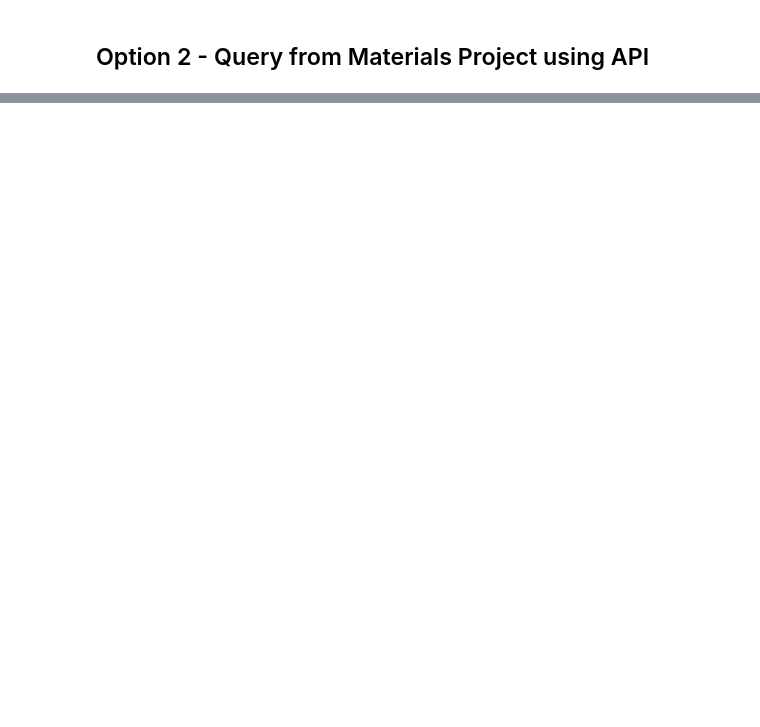
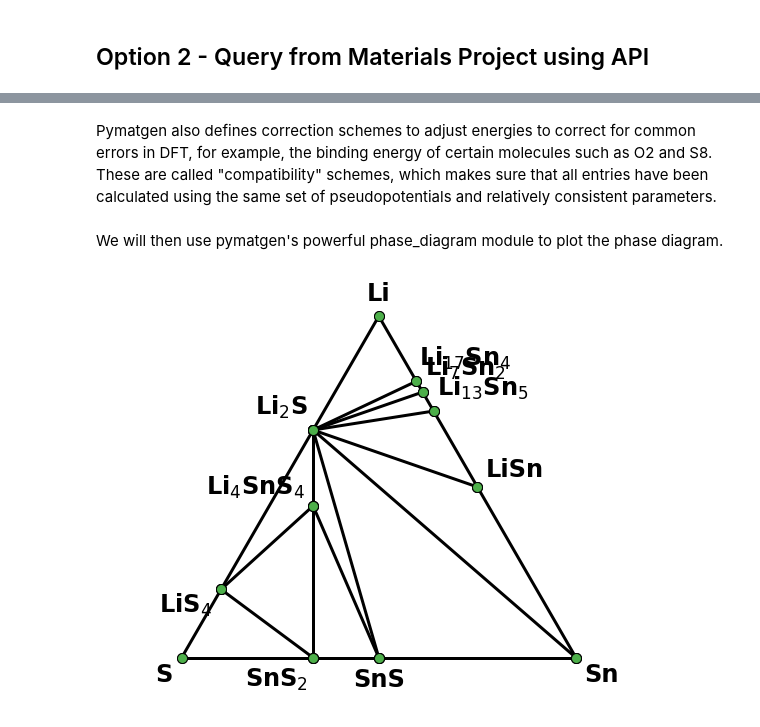
Before and after one commit to shyuep/miworkshop, a Jupyter notebook: notebooks/Session 2 - Robust, reproducible materials analysis with pymatgen.ipynb, the cells around one changed output, grey strips where cells are left out. Drawn from its saved outputs; the diff is of its cells as text; code cells hidden in the pictures; blank space fills up the shorter version.

```diff
--- a/notebooks/Session 2 - Robust, reproducible materials analysis with pymatgen.ipynb
+++ b/notebooks/Session 2 - Robust, reproducible materials analysis with pymatgen.ipynb
@@ -53,7 +129,7 @@ print(input_set.kpoints)
 # %%
 from pymatgen.io.vasp import Vasprun
 
-vasprun = Vasprun("vasprun.Li4SnS4.xml")
+vasprun = Vasprun("Li4SnS4/vasprun.xml")
 print(vasprun.final_structure)
-print(vasprun.final_energy)
-entry = vasprun.get_computed_entry()
+print("Final energy = %.3f" % vasprun.final_energy)
+Li4SnS4_entry = vasprun.get_computed_entry()
@@ -59,0 +162,22 @@ entry = vasprun.get_computed_entry()
+# %%
+# Get all the entries in the chemical system
+Li_Sn_S_entries = mpr.get_entries_in_chemsys(["Li", "Sn", "S"])
+# %% [markdown]
+Pymatgen also defines correction schemes to adjust energies to correct for common errors in DFT, for example, the binding energy of certain molecules such as O2 and S8. These are called "compatibility" schemes, which makes sure that all entries have been calculated using the same set of pseudopotentials and relatively consistent parameters.
+# %%
+from pymatgen.entries.compatibility import MaterialsProjectCompatibility
+
+compat = MaterialsProjectCompatibility()
+all_entries = compat.process_entries(Li_Sn_S_entries + [Li4SnS4_entry])
+# %% [markdown]
+We will then use pymatgen's powerful phase_diagram module to plot the phase diagram.
+# %%
+# This line allows the plots to show up within the notebook
+%matplotlib inline
+from pymatgen.analysis.phase_diagram import PhaseDiagram, PDPlotter
+
+pd = PhaseDiagram(all_entries)
+plotter = PDPlotter(pd)
+plotter.show()
+# %% [output]
+[figure, added]
```
Also changed, not shown: parts of 16 cells of this notebook, 2 other files.
